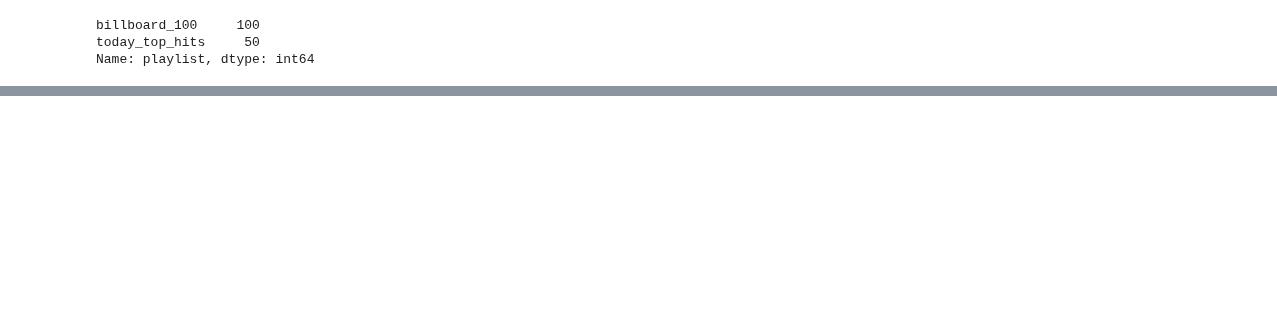
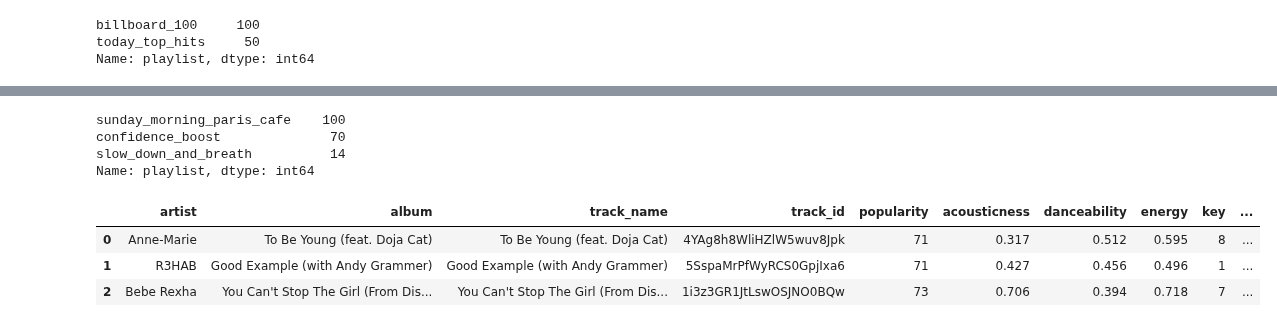
Before and after one commit to zsvorenova/Group_Three, a Jupyter notebook: zuzana_API_test.ipynb, the cells around one changed output, grey strips where cells are left out. Drawn from its saved outputs; the diff is of its cells as text; code cells hidden in the pictures; blank space fills up the shorter version.

```diff
--- a/zuzana_API_test.ipynb
+++ b/zuzana_API_test.ipynb
@@ -166,3 +70,0 @@ sp.playlist("5ABHKGoOzxkaa28ttQV9sE")
-# %%
-for i, (key, val) in enumerate(playlist_dict.items()):
-    print (i, key, val)
@@ -303,0 +165,15 @@ dtype: float64
+# %%
+zuzana_playlist_df = analyze_playlist_dict(my_playlist_dict)
+zuzana_playlist_df["playlist"].value_counts()
+# %% [output]
+sunday_morning_paris_cafe    100
+confidence_boost              70
+slow_down_and_breath          14
+Name: playlist, dtype: int64
+# %%
+zuzana_playlist_df.head(3)
+# %% [output]
+|  | artist | album | track_name | track_id | popularity | acousticness | danceability | energy | key | ... |
+| 0 | Anne-Marie | To Be Young (feat. Doja Cat) | To Be Young (feat. Doja Cat) | 4YAg8h8WliHZlW5wuv8Jpk | 71 | 0.317 | 0.512 | 0.595 | 8 | ... |
+| 1 | R3HAB | Good Example (with Andy Grammer) | Good Example (with Andy Grammer) | 5SspaMrPfWyRCS0GpjIxa6 | 71 | 0.427 | 0.456 | 0.496 | 1 | ... |
+| 2 | Bebe Rexha | You Can't Stop The Girl (From Dis... | You Can't Stop The Girl (From Dis... | 1i3z3GR1JtLswOSJNO0BQw | 73 | 0.706 | 0.394 | 0.718 | 7 | ... |
```
Also changed, not shown: parts of 33 cells of this notebook, 1 other file.
